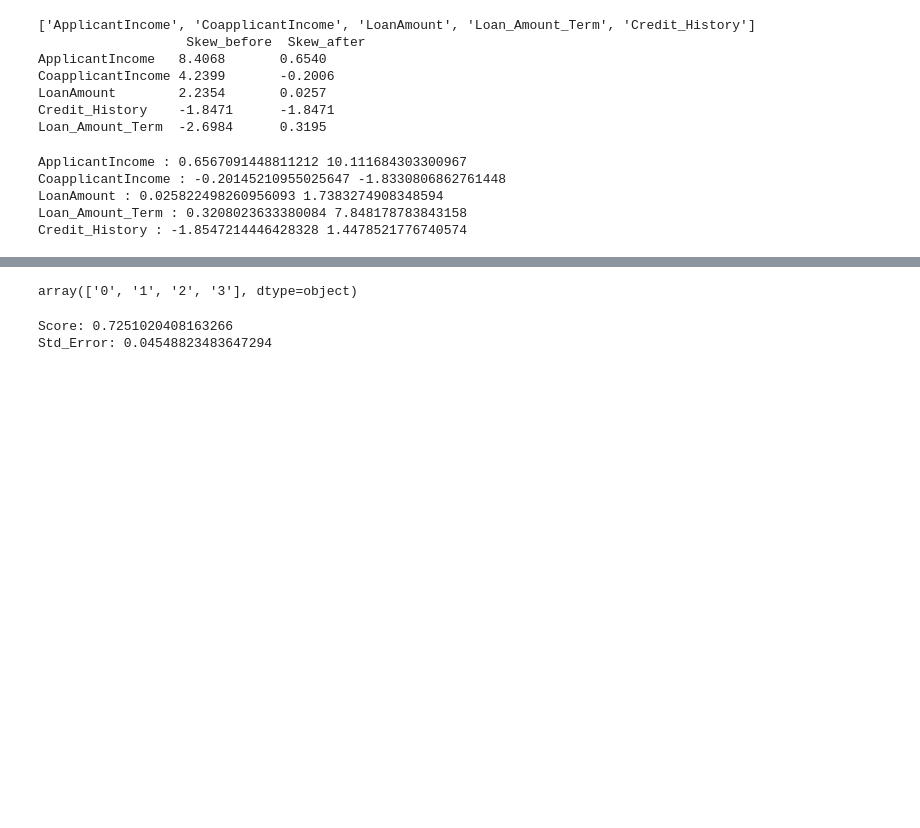
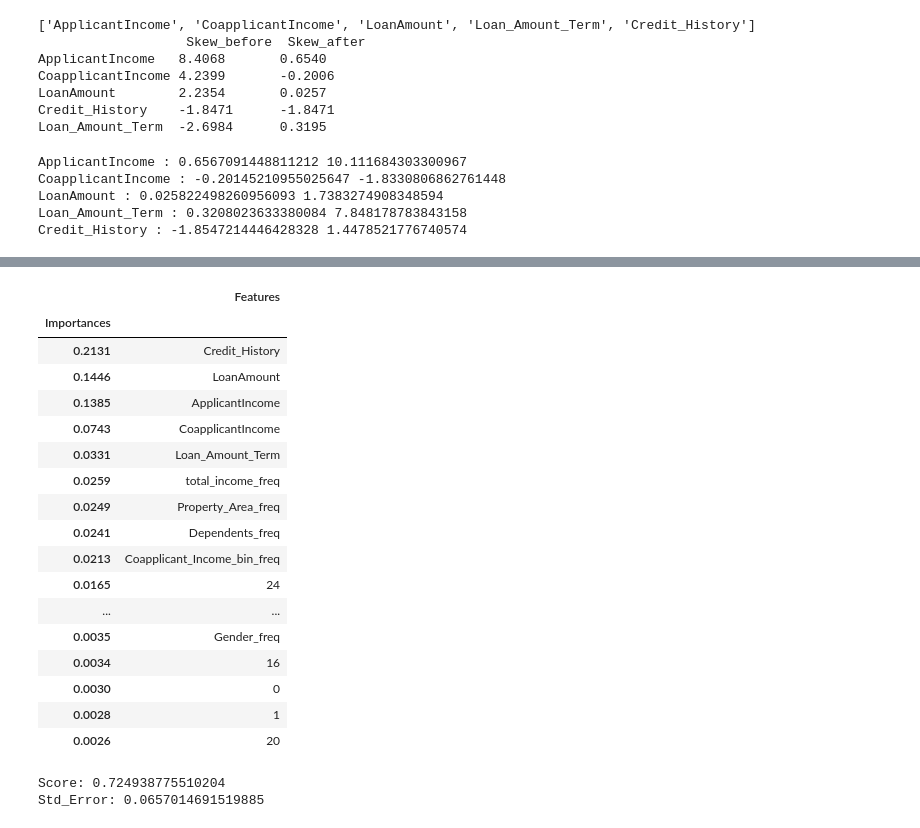
Before and after one commit to malfaroe/Framework, a Jupyter notebook: datasets/loanCompetition/loanCompetitionEDA.ipynb, the cells around one changed output, grey strips where cells are left out. Saved outputs shown, nothing was run; the diff lists cells and outputs as text; code cells hidden in the pictures; blank space fills up the shorter version.

```diff
--- a/datasets/loanCompetition/loanCompetitionEDA.ipynb
+++ b/datasets/loanCompetition/loanCompetitionEDA.ipynb
@@ -808,4 +977,61 @@ Final shape of all data after OneHotEncoding: (614, 21)
-# %%
-train["Dependents"].unique()
-# %% [output]
-array(['0', '1', '2', '3'], dtype=object)
+# %%
+#FEATURE SELECTION TESTING UNIT
+
+#EXHAUSTIVE FEATURE SELECTION
+# from mlxtend.feature_selection import  ExhaustiveFeatureSelector
+
+# #Import the algorithm iI want to evaluate my features in
+# from sklearn.ensemble import RandomForestClassifier
+
+# #Instatiation
+# efs = ExhaustiveFeatureSelector(RandomForestClassifier(),min_features= 4, max_features= 8,
+#                                scoring = "accuracy", cv = 2)
+t = train.copy()
+y = t.pop(target)
+X = t
+
+# #Fit
+# efs = efs.fit(X,y)
+
+# #Print selected features
+# selected_features = X.columns[list(efs.best_idx_)]
+# print(selected_features)
+
+# #Print final prediction score
+# print(efs.best_score_)
+
+
+
+#RANDOM FOREST FEATURE SELECTION
+from sklearn.ensemble import RandomForestClassifier
+
+model = RandomForestClassifier(n_estimators=340, random_state= 42)
+model.fit(X,y)
+importances = model.feature_importances_
+final_df = pd.DataFrame({"Features": pd.DataFrame(X).columns, "Importances": importances})
+final_df.set_index("Importances").sort_values(by = "Importances", ascending = False)
+
+# final_df.plot.bar(color = "teal")
+# selected = final_df.sort_values(by = "Importances", ascending = False)[:11]["Features"].values
+# final_cols = list(selected) + list([target])
+# final_cols.remove("CoapplicantIncome")
+# final_cols.remove("ApplicantIncome")
+# %% [output]
+|  | Features |
+| Importances |  |
+| 0.2131 | Credit_History |
+| 0.1446 | LoanAmount |
+| 0.1385 | ApplicantIncome |
+| 0.0743 | CoapplicantIncome |
+| 0.0331 | Loan_Amount_Term |
+| 0.0259 | total_income_freq |
+| 0.0249 | Property_Area_freq |
+| 0.0241 | Dependents_freq |
+| 0.0213 | Coapplicant_Income_bin_freq |
+| 0.0165 | 24 |
+| ... | ... |
+| 0.0035 | Gender_freq |
+| 0.0034 | 16 |
+| 0.0030 | 0 |
+| 0.0028 | 1 |
+| 0.0026 | 20 |
@@ -816,8 +1045,9 @@ array(['0', '1', '2', '3'], dtype=object)
 dt = DecisionTreeClassifier(random_state = 42)
 scl = StandardScaler()
 pipeline = make_pipeline(StandardScaler(), dt)
-base_cols = list(num) + list(["Loan_Status"])
-t = train[base_cols].copy()
+final_cols = list(num) + list(["Loan_Status"])
+# t = train[final_cols].copy()
+t = train.copy()
 y = t.pop(target)
 X = t
 scoring ="accuracy"
@@ -829,8 +1059,8 @@ cv_results = cross_val_score(estimator = pipeline, X= X_train , y = y_train , sc
 print("Score:", cv_results.mean())
 print("Std_Error:", cv_results.std())
 # %% [output]
-Score: 0.7251020408163266
-Std_Error: 0.04548823483647294
+Score: 0.724938775510204
+Std_Error: 0.0657014691519885
 # %%
 lr = LogisticRegression(random_state = 42)
 scl = StandardScaler()
```
Also changed, not shown: parts of 27 cells of this notebook, 1 other file.
